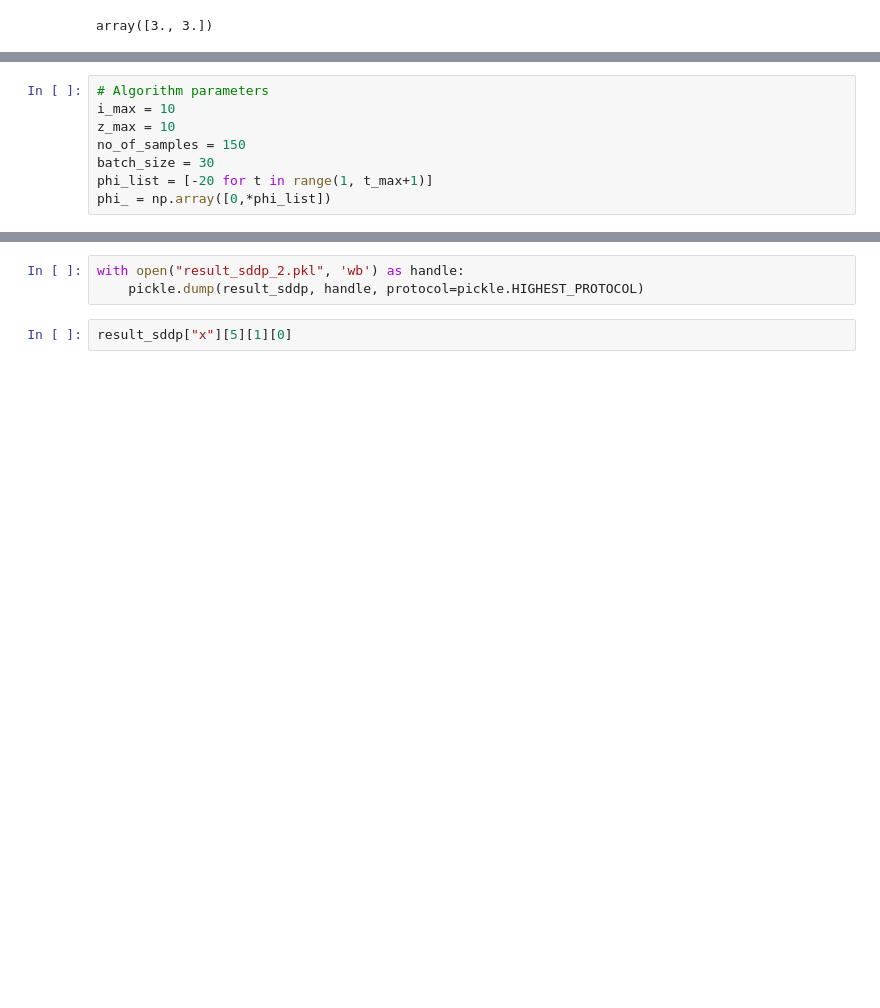
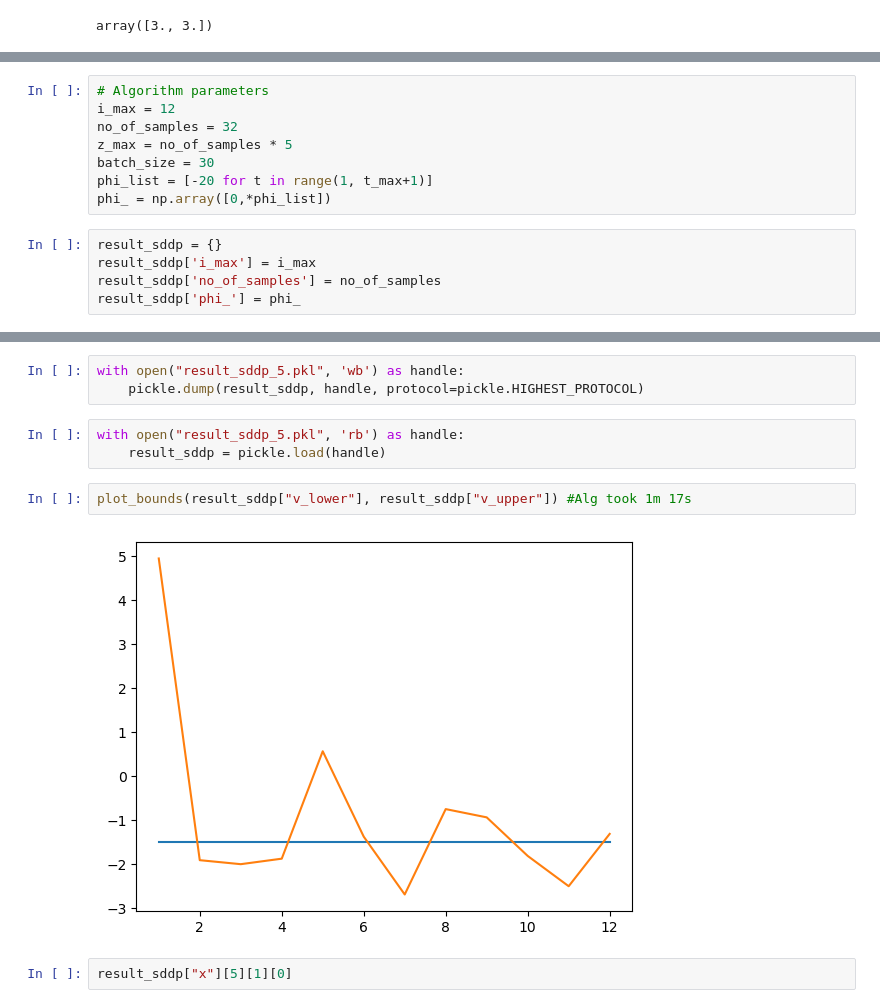
Before and after one commit to maxvolk/sddp, a Jupyter notebook: SDDP.ipynb, the cells around one changed output, grey strips where cells are left out. Cells and saved outputs as stored; diff of their text form; blank space fills up the shorter version.

```diff
--- a/SDDP.ipynb
+++ b/SDDP.ipynb
@@ -678,9 +1062,14 @@ No. of scenarios: 8388608
 # %%
 # Algorithm parameters
-i_max = 10
-z_max = 10
-no_of_samples = 150
+i_max = 12
+no_of_samples = 32
+z_max = no_of_samples * 5
 batch_size = 30
 phi_list = [-20 for t in range(1, t_max+1)]
 phi_ = np.array([0,*phi_list])
+# %%
+result_sddp = {}
+result_sddp['i_max'] = i_max
+result_sddp['no_of_samples'] = no_of_samples
+result_sddp['phi_'] = phi_
 # %%
@@ -710,6 +1100,13 @@ v lower 10: 59.019637812500065
 # %%
-with open("result_sddp_2.pkl", 'wb') as handle:
+with open("result_sddp_5.pkl", 'wb') as handle:
     pickle.dump(result_sddp, handle, protocol=pickle.HIGHEST_PROTOCOL)
+# %%
+with open("result_sddp_5.pkl", 'rb') as handle:
+    result_sddp = pickle.load(handle)
+# %%
+plot_bounds(result_sddp["v_lower"], result_sddp["v_upper"]) #Alg took 1m 17s
+# %% [output]
+[figure, added]
 # %%
 result_sddp["x"][5][1][0]
 # %% [output]
```
Also changed, not shown: parts of 48 cells of this notebook.
